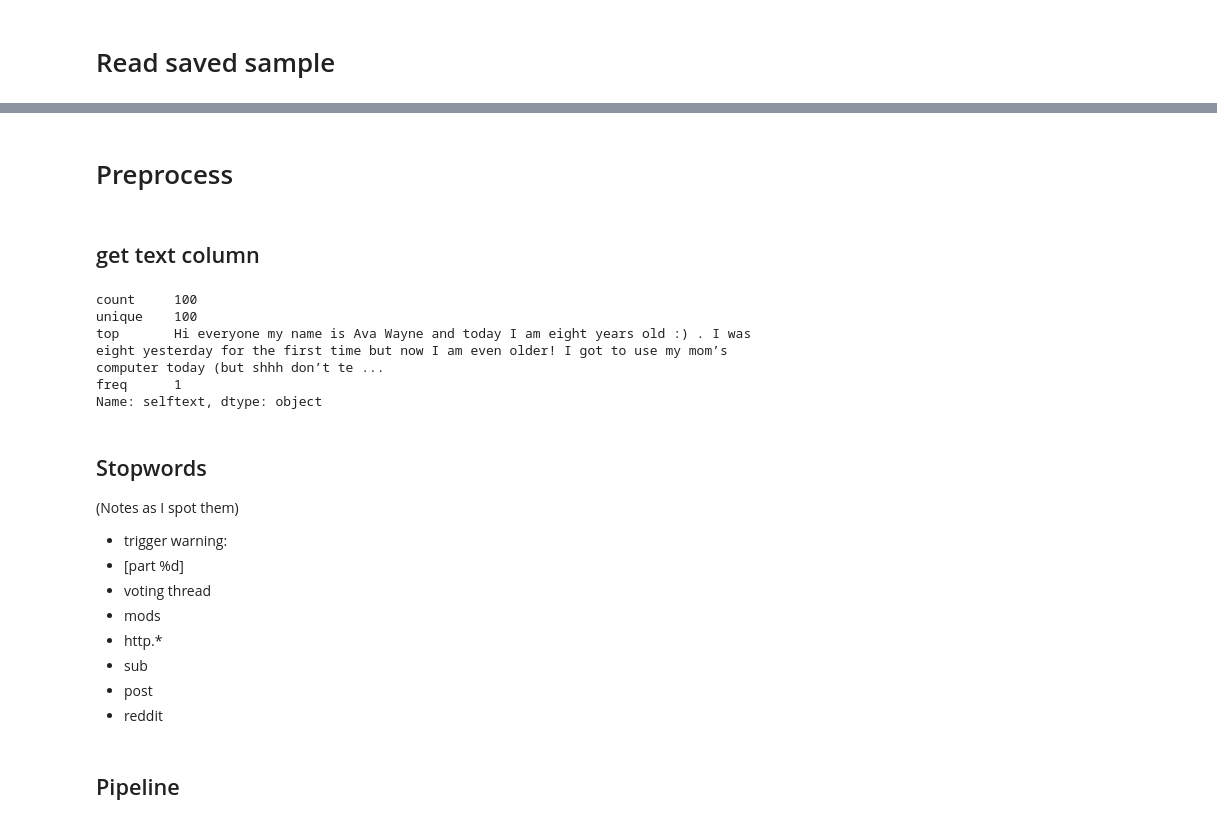
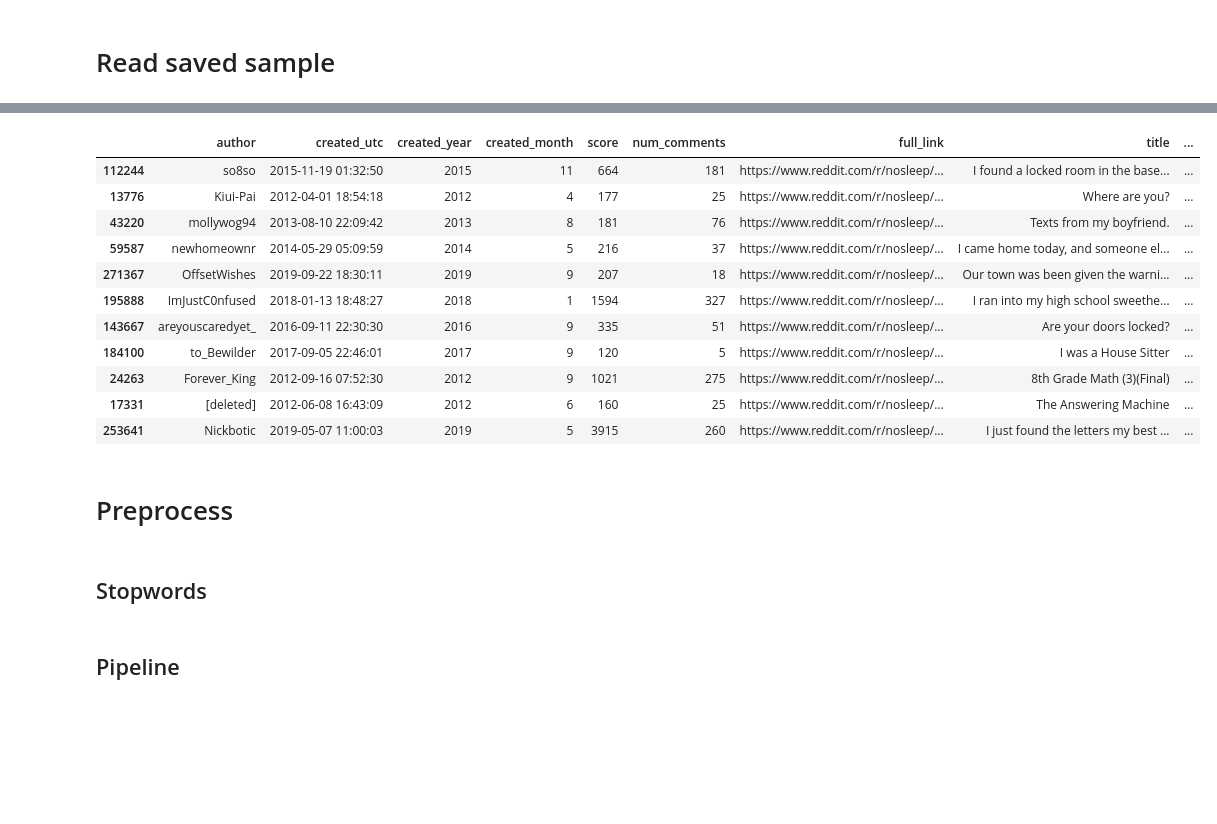
Before and after one commit to kkogan/reddit_horror_nlp, a Jupyter notebook: nlp_reddit.ipynb, the cells around one changed output, grey strips where cells are left out. Drawn from its saved outputs; the diff is of its cells as text; code cells hidden in the pictures; blank space fills up the shorter version.

```diff
--- a/nlp_reddit.ipynb
+++ b/nlp_reddit.ipynb
@@ -86,0 +86,2 @@ sns.distplot(df_sample['score'])
+# %%
+df_sample = pd.read_pickle('./reddit_df_clean_sub.pkl')
@@ -87,24 +105,19 @@ sns.distplot(df_sample['score'])
+# %%
+df_sample[df_sample['selftext'].str.contains('ragna')]
+# %% [output]
+|  | author | created_utc | created_year | created_month | score | num_comments | full_link | title | ... |
+| 112244 | so8so | 2015-11-19 01:32:50 | 2015 | 11 | 664 | 181 | https://www.reddit.com/r/nosleep/... | I found a locked room in the base... | ... |
+| 13776 | Kiui-Pai | 2012-04-01 18:54:18 | 2012 | 4 | 177 | 25 | https://www.reddit.com/r/nosleep/... | Where are you? | ... |
+| 43220 | mollywog94 | 2013-08-10 22:09:42 | 2013 | 8 | 181 | 76 | https://www.reddit.com/r/nosleep/... | Texts from my boyfriend. | ... |
+| 59587 | newhomeownr | 2014-05-29 05:09:59 | 2014 | 5 | 216 | 37 | https://www.reddit.com/r/nosleep/... | I came home today, and someone el... | ... |
+| 271367 | OffsetWishes | 2019-09-22 18:30:11 | 2019 | 9 | 207 | 18 | https://www.reddit.com/r/nosleep/... | Our town was been given the warni... | ... |
+| 195888 | ImJustC0nfused | 2018-01-13 18:48:27 | 2018 | 1 | 1594 | 327 | https://www.reddit.com/r/nosleep/... | I ran into my high school sweethe... | ... |
+| 143667 | areyouscaredyet_ | 2016-09-11 22:30:30 | 2016 | 9 | 335 | 51 | https://www.reddit.com/r/nosleep/... | Are your doors locked? | ... |
+| 184100 | to_Bewilder | 2017-09-05 22:46:01 | 2017 | 9 | 120 | 5 | https://www.reddit.com/r/nosleep/... | I was a House Sitter | ... |
+| 24263 | Forever_King | 2012-09-16 07:52:30 | 2012 | 9 | 1021 | 275 | https://www.reddit.com/r/nosleep/... | 8th Grade Math (3)(Final) | ... |
+| 17331 | [deleted] | 2012-06-08 16:43:09 | 2012 | 6 | 160 | 25 | https://www.reddit.com/r/nosleep/... | The Answering Machine | ... |
+| 253641 | Nickbotic | 2019-05-07 11:00:03 | 2019 | 5 | 3915 | 260 | https://www.reddit.com/r/nosleep/... | I just found the letters my best ... | ... |
 # %% [markdown]
 # Preprocess
-# %% [markdown]
-## get text column
-# %%
-docs_a = df_sample['selftext']
-docs_a.describe()
-# %% [output]
-count     100
-unique    100
-top       Hi everyone my name is Ava Wayne and today I am eight years old :) . I was eight yesterday for the first time but now I am even older! I got to use my mom’s computer today (but shhh don’t te ...
-freq      1
-Name: selftext, dtype: object
-# %% [markdown]
-## Stopwords
-(Notes as I spot them)
-- trigger warning: <trigger type>
-- [part %d]
-- voting thread
-- mods
-- http.*
-- sub
-- post
-- reddit
+# %% [markdown]
+## Stopwords
```
Also changed, not shown: parts of 96 cells of this notebook, 3 other files.
